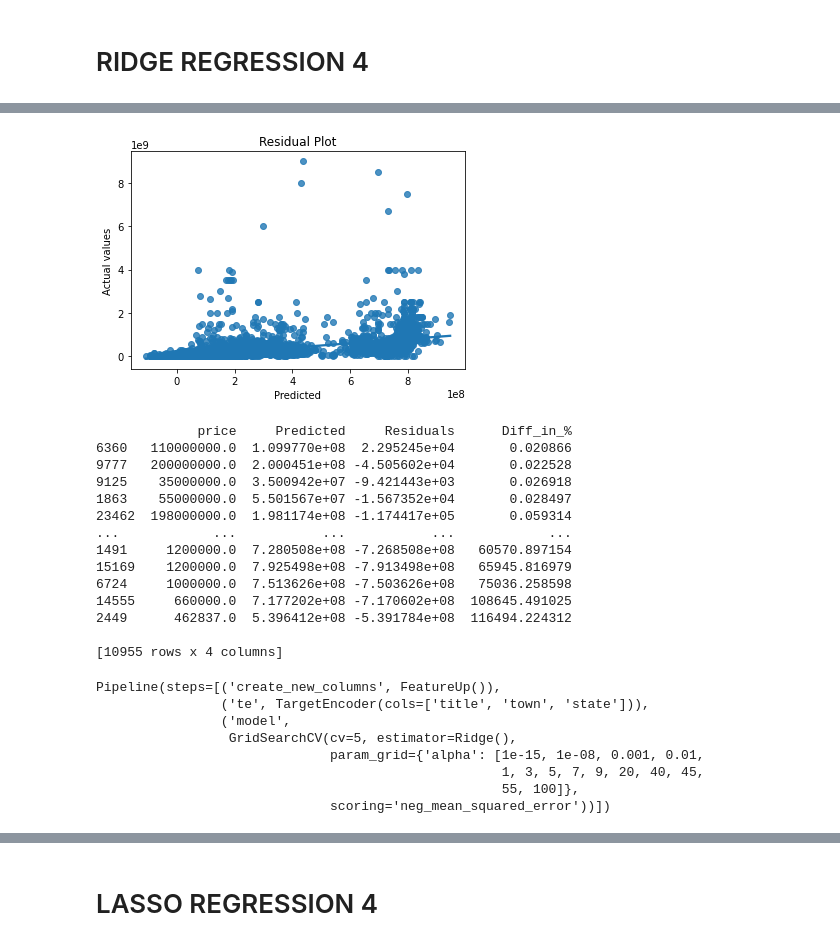
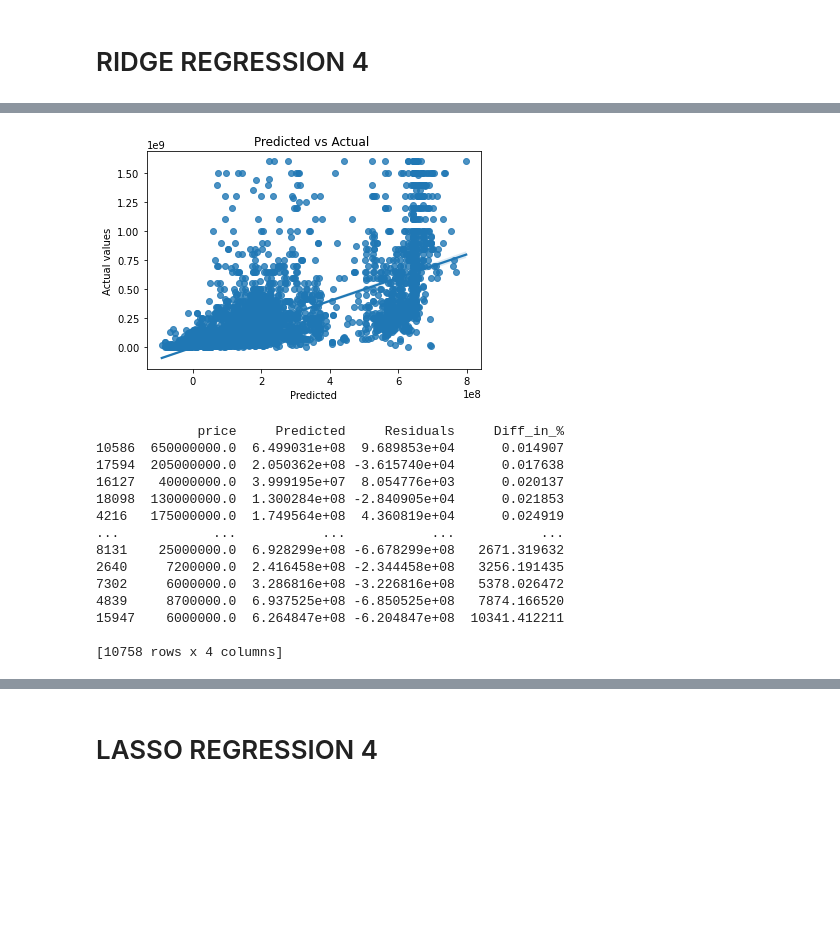
Before and after one commit to NeonStone7/Nigerian_house_price_prediction, a Jupyter notebook: Project_Nigerian_House_Price_Prediction.ipynb, the cells around one changed output, grey strips where cells are left out. Saved outputs shown, nothing was run; the diff lists cells and outputs as text; code cells hidden in the pictures; blank space fills up the shorter version.

```diff
--- a/Project_Nigerian_House_Price_Prediction.ipynb
+++ b/Project_Nigerian_House_Price_Prediction.ipynb
@@ -1671,3 +1729,16 @@ Baseline MAE: 0.916056808472975
+# %%
+#adding a new column
+xtrain_3['total_rooms'] = xtrain_3['bedrooms'] + xtrain_3['bathrooms'] + xtrain_3['toilets']
+
+
+## Adding a step to replace high cardinality variables with 'others' in the pipeline
+
+for i in xtrain_3.select_dtypes('O').columns:
+    value_counts = xtrain_3[i].value_counts()
+    to_replace = value_counts[value_counts <= 30].index
+    xtrain_3[i].replace(to_replace, 'Others', inplace=True)
+
+xtrain_3=pd.get_dummies(xtrain_3)
 # %% [markdown]
 ### MODEL BUILDING 3
 # %%
@@ -2106,0 +2091,5 @@ Pipeline(steps=[('create_new_columns', FeatureUp()),
+# %%
+adaboost_3=AdaBoostRegressor()
+
+
+model,metrics_table_3f = regression_model_3(adaboost_3)
@@ -2179,7 +2210,7 @@ def regression_model_4(model):
 
 
     sns.regplot(x=train_pred,y=ytrain_4)
-    plt.title('Residual Plot')
+    plt.title('Predicted vs Actual ')
     plt.xlabel('Predicted')
     plt.ylabel('Actual values')
     plt.show();
@@ -2200,8 +2231,13 @@ def regression_model_4(model):
     pd.options.display.max_rows=1000
     stat= stat.sort_values(by='Diff_in_%')
     print(stat)
+    metrics_table_4 = pd.DataFrame({'Mean_absolute_error':mae,
+                                    'Mean_squared_error':mse,
+                                    'Root_mean_squared_error':root_mean_squared_error,
+                                    'R2_score':r2score},index=[model])
 
-    return model
+
+    return model,metrics_table_4
 
 def regression_weights(model):
     model.fit(xtrain_4,ytrain_4)
@@ -2239,19 +2277,10 @@ ridge_regressor= Ridge()
 
 parameters={'alpha':[1e-15,1e-8,1e-3,1e-2,1,3,5,7,9,20,40,45,55,100]}
 
-ridge_regressor_4=GridSearchCV(ridge_regressor,parameters,scoring='neg_mean_squared_error',cv=5)
+ridge_regressor_4=RandomizedSearchCV(ridge_regressor,param_distributions=parameters,n_iter=5,scoring='neg_mean_squared_error',n_jobs=-1,verbose=3)
 
 
-# Create the full pipeline
-ridge_pipeline_4 = Pipeline(steps=[
-    ('create_new_columns', FeatureUp()),
-    #('preprocessor', preprocessor),
-    ('te',TargetEncoder()),
-    #('log_transformer', LogTransformer()),
-
-    ('model', ridge_regressor_4),
-])
 
 # Fit the model
-regression_model_4(ridge_pipeline_4)
+model,metrics_table_4=regression_model_4(ridge_regressor_4)
 # %% [output]
@@ -2265,27 +2295,19 @@ Train_Normalised_rmse --- 0.03287028463885309
 [interactive output not drawn]
 [interactive output not drawn]
 [interactive output not drawn]
 [interactive output not drawn]
-[figure, old version]
+[figure, new version]
-             price     Predicted     Residuals      Diff_in_%
-6360   110000000.0  1.099770e+08  2.295245e+04       0.020866
-9777   200000000.0  2.000451e+08 -4.505602e+04       0.022528
-9125    35000000.0  3.500942e+07 -9.421443e+03       0.026918
-1863    55000000.0  5.501567e+07 -1.567352e+04       0.028497
-23462  198000000.0  1.981174e+08 -1.174417e+05       0.059314
-...            ...           ...           ...            ...
-1491     1200000.0  7.280508e+08 -7.268508e+08   60570.897154
-15169    1200000.0  7.925498e+08 -7.913498e+08   65945.816979
-6724     1000000.0  7.513626e+08 -7.503626e+08   75036.258598
-14555     660000.0  7.177202e+08 -7.170602e+08  108645.491025
-2449      462837.0  5.396412e+08 -5.391784e+08  116494.224312
+             price     Predicted     Residuals     Diff_in_%
+10586  650000000.0  6.499031e+08  9.689853e+04      0.014907
+17594  205000000.0  2.050362e+08 -3.615740e+04      0.017638
+16127   40000000.0  3.999195e+07  8.054776e+03      0.020137
+18098  130000000.0  1.300284e+08 -2.840905e+04      0.021853
+4216   175000000.0  1.749564e+08  4.360819e+04      0.024919
+...            ...           ...           ...           ...
+8131    25000000.0  6.928299e+08 -6.678299e+08   2671.319632
+2640     7200000.0  2.416458e+08 -2.344458e+08   3256.191435
+7302     6000000.0  3.286816e+08 -3.226816e+08   5378.026472
+4839     8700000.0  6.937525e+08 -6.850525e+08   7874.166520
+15947    6000000.0  6.264847e+08 -6.204847e+08  10341.412211
 
-[10955 rows x 4 columns]
+[10758 rows x 4 columns]
-Pipeline(steps=[('create_new_columns', FeatureUp()),
-                ('te', TargetEncoder(cols=['title', 'town', 'state'])),
-                ('model',
-                 GridSearchCV(cv=5, estimator=Ridge(),
-                              param_grid={'alpha': [1e-15, 1e-08, 0.001, 0.01,
-                                                    1, 3, 5, 7, 9, 20, 40, 45,
-                                                    55, 100]},
-                              scoring='neg_mean_squared_error'))])
```
Also changed, not shown: parts of 161 cells of this notebook.
